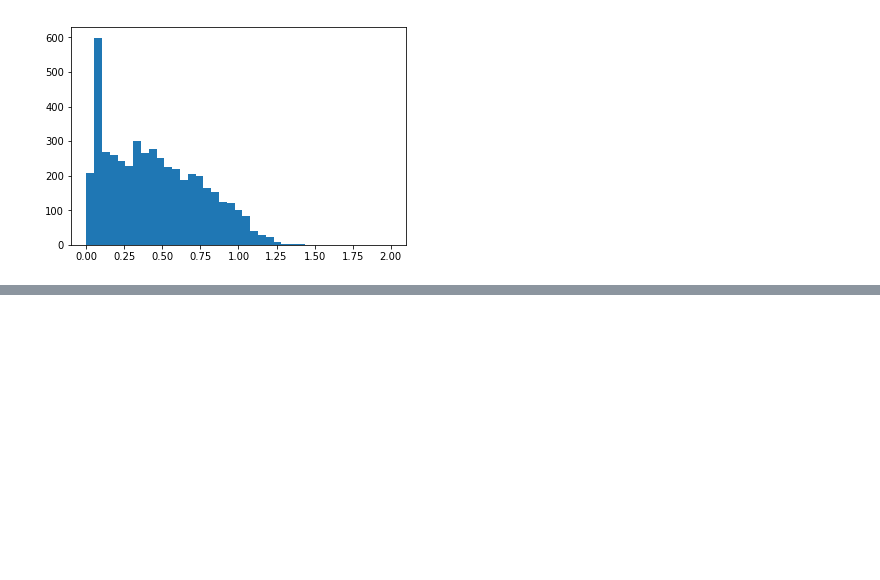
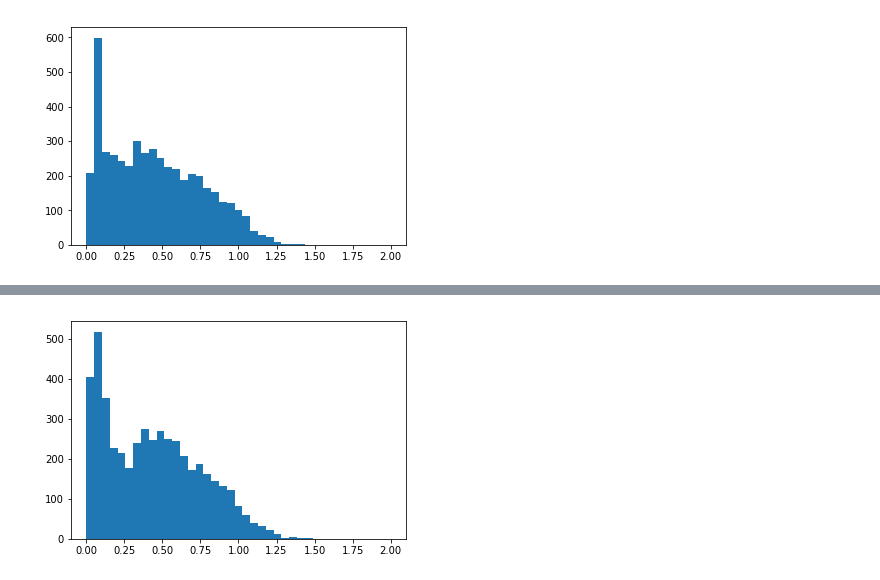
Before and after one commit to nyu-dl/dl4chem-geometry, a Jupyter notebook: summary/result_summary_QM9.ipynb, the cells around one changed output, grey strips where cells are left out. Saved outputs shown, nothing was run; the diff lists cells and outputs as text; code cells hidden in the pictures; blank space fills up the shorter version.

```diff
--- a/summary/result_summary_QM9.ipynb
+++ b/summary/result_summary_QM9.ipynb
@@ -62,3 +75,7 @@ hist_mmff = plt.hist(tst_mmff[:,0],bins)
+# %%
+hist_ETKDG_mmff = plt.hist(tst_ETKDG_mmff[:,0],bins)
+# %% [output]
+[figure, added]
 # %%
 hist_nn = plt.hist(tst_nn[:,0],bins)
 # %% [output]
```
Also changed, not shown: parts of 7 cells of this notebook, 1 other file.
